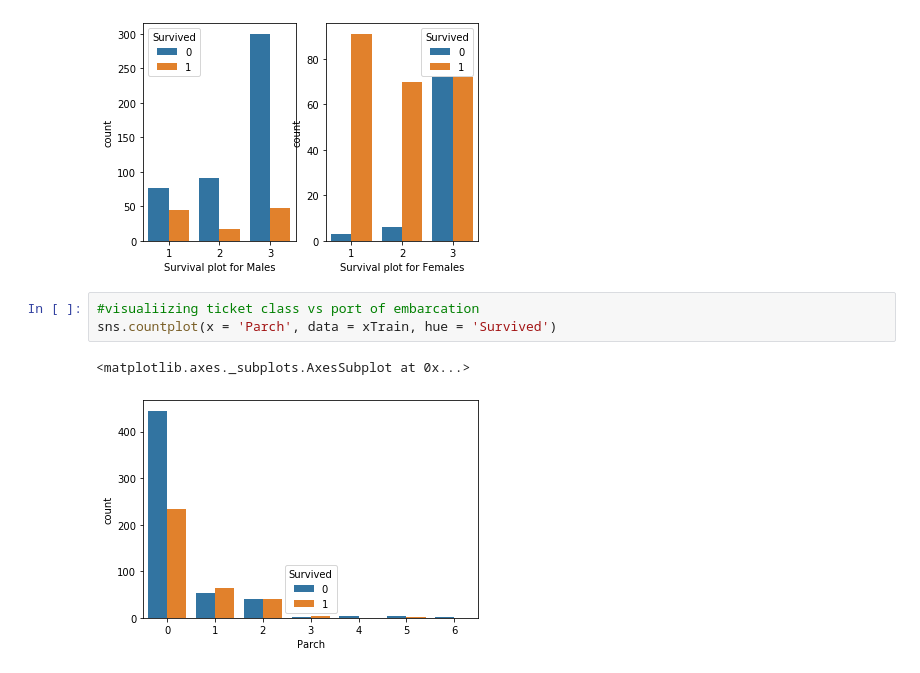
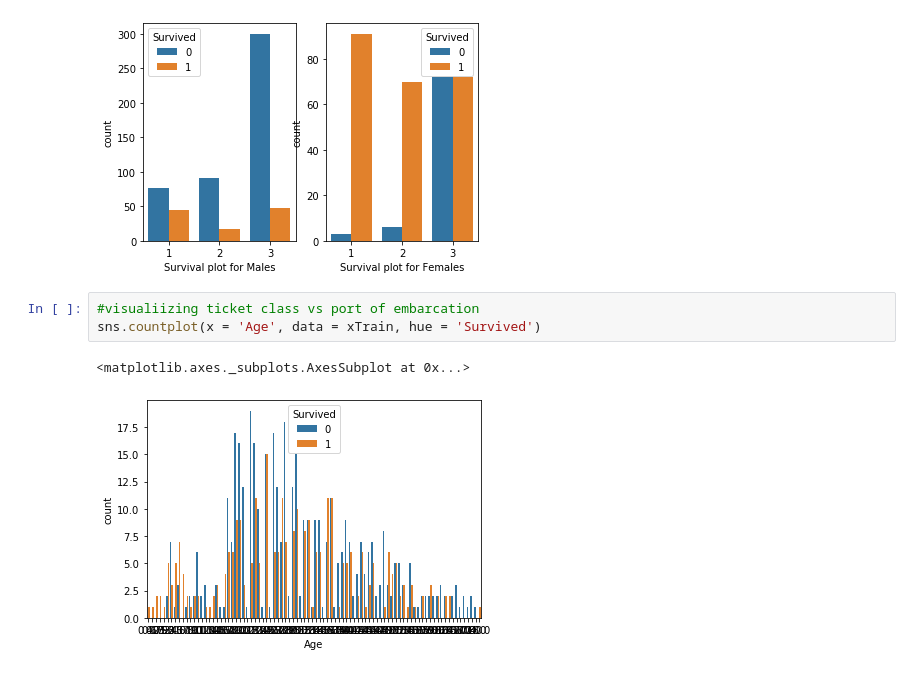
Before and after one commit to Shankhanil/CodePractice, a Jupyter notebook: Kaggle code/Titanic - Machine learning from disaster/main.ipynb, the cells around one changed output. Cells and saved outputs as stored; diff of their text form.

```diff
--- a/Kaggle code/Titanic - Machine learning from disaster/main.ipynb
+++ b/Kaggle code/Titanic - Machine learning from disaster/main.ipynb
@@ -85,7 +85,7 @@ Text(0.5, 0, 'Survival plot for Females')
 [figure]
 # %%
 #visualiizing ticket class vs port of embarcation
-sns.countplot(x = 'Parch', data = xTrain, hue = 'Survived')
+sns.countplot(x = 'Age', data = xTrain, hue = 'Survived')
 # %% [output]
 <matplotlib.axes._subplots.AxesSubplot at 0x...>
-[figure, old version]
+[figure, new version]
```
